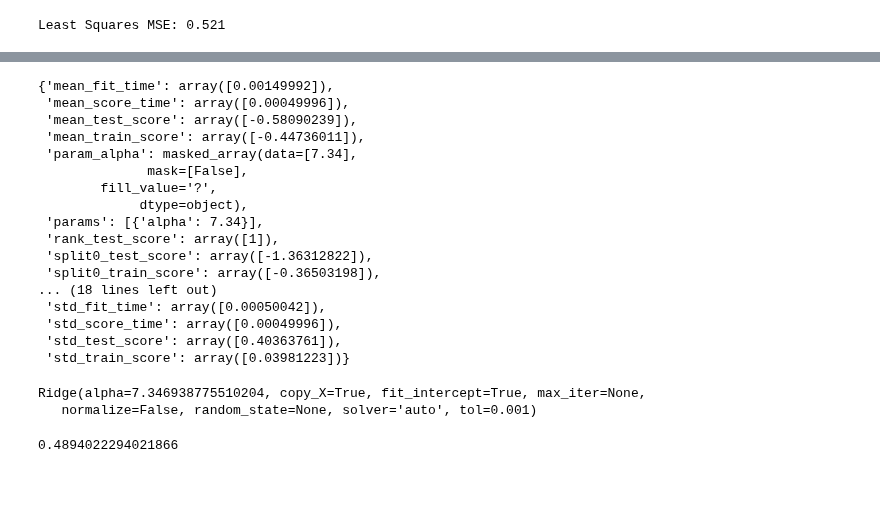
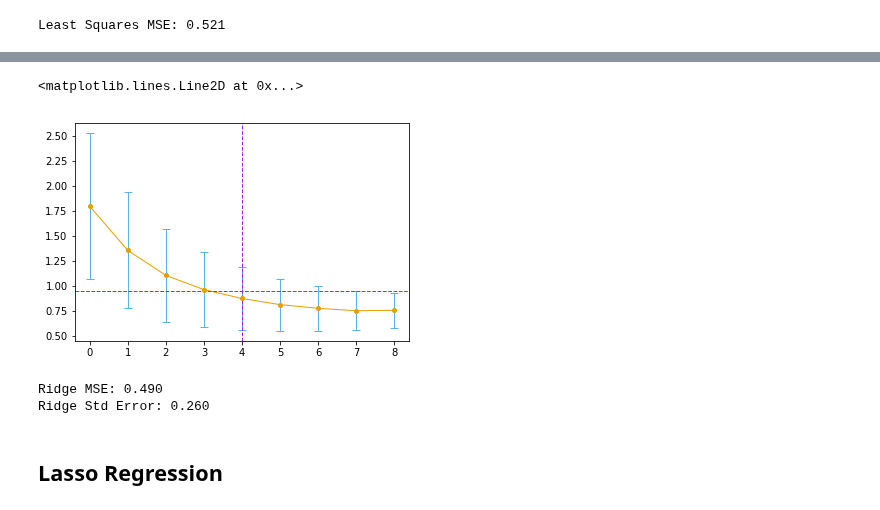
Before and after one commit to empathy87/The-Elements-of-Statistical-Learning-Python-Notebooks, a Jupyter notebook: examples/Prostate Cancer.ipynb, the cells around one changed output, grey strips where cells are left out. Saved outputs shown, nothing was run; the diff lists cells and outputs as text; code cells hidden in the pictures; blank space fills up the shorter version.

Commit message:
Cancer example (Ridge & Lasso with cross-validation)

```diff
--- a/examples/Prostate Cancer.ipynb
+++ b/examples/Prostate Cancer.ipynb
@@ -124,30 +126,27 @@ GridSearchCV(cv=KFold(n_splits=10, random_state=1, shuffle=True),
-# %%
-grid_search.cv_results_
-# %% [output]
-{'mean_fit_time': array([0.00149992]),
- 'mean_score_time': array([0.00049996]),
- 'mean_test_score': array([-0.58090239]),
- 'mean_train_score': array([-0.44736011]),
- 'param_alpha': masked_array(data=[7.34],
-              mask=[False],
-        fill_value='?',
-             dtype=object),
- 'params': [{'alpha': 7.34}],
- 'rank_test_score': array([1]),
- 'split0_test_score': array([-1.36312822]),
- 'split0_train_score': array([-0.36503198]),
-... (18 lines left out)
- 'std_fit_time': array([0.00050042]),
- 'std_score_time': array([0.00049996]),
- 'std_test_score': array([0.40363761]),
- 'std_train_score': array([0.03981223])}
-# %%
-grid_search.best_estimator_
-# %% [output]
-Ridge(alpha=7.346938775510204, copy_X=True, fit_intercept=True, max_iter=None,
-   normalize=False, random_state=None, solver='auto', tol=0.001)
-# %%
-mean_squared_error(np.squeeze(y_test),
-                   grid_search.best_estimator_.predict(X_test))
-# %% [output]
-0.4894022294021866
+# %%
+K = 10
+parameters = {'alpha': [1e20, 436, 165, 82, 44, 23, 12, 4, 1e-05]}
+grid_search = GridSearchCV(Ridge(), parameters,
+                           cv=K,
+                           scoring='neg_mean_squared_error',
+                           return_train_score=True,
+                           iid=True)
+grid_search.fit(X_train, y_train)
+cv = -np.vstack([grid_search.cv_results_[f'split{i}_test_score'] for i in range(K)]).T
+rd_errs = np.mean(cv, axis=1)
+rd_stde = np.std(cv, ddof=1, axis=1)/np.sqrt(K)
+# %%
+best_dof = np.argmin(rd_errs)
+min_err, min_err_stde = rd_errs[best_dof], rd_stde[best_dof]
+selected_dof = np.argmax(rd_errs < (min_err + min_err_stde))
+# %%
+ORANGE, BLUE, PURPLE = '#E69F00', '#56B4E9', '#A020F0'
+plt.plot(range(9), rd_errs, c=ORANGE, linewidth=1)
+plt.errorbar(range(9), rd_errs,
+             color=ORANGE, linestyle='None', marker='o', elinewidth=1,
+             markersize=4, yerr=rd_stde, ecolor=BLUE, capsize=4)
+plt.axhline(y=min_err+min_err_stde, c=PURPLE, linewidth=1, linestyle='--')
+plt.axvline(x=selected_dof, c=PURPLE, linewidth=1, linestyle='--')
+# %% [output]
+<matplotlib.lines.Line2D at 0x...>
+[figure, added]
@@ -153,0 +156,12 @@ mean_squared_error(np.squeeze(y_test),
+# %%
+rd_error_rate = mean_squared_error(np.squeeze(y_test),
+                                   rd.predict(X_test))
+rd_std_error = rd_stde[selected_dof]
+rd_params = np.hstack(([rd.intercept_], rd.coef_))
+print(f'Ridge MSE: {rd_error_rate:.3f}')
+print(f'Ridge Std Error: {rd_std_error:.3f}')
+# %% [output]
+Ridge MSE: 0.490
+Ridge Std Error: 0.260
+# %% [markdown]
+## Lasso Regression
```
Also changed, not shown: parts of 13 cells of this notebook.
